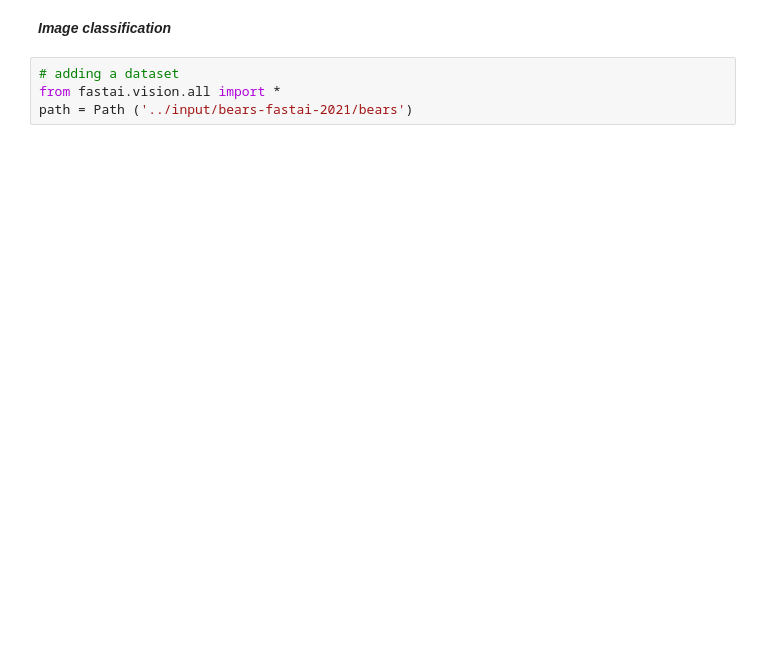
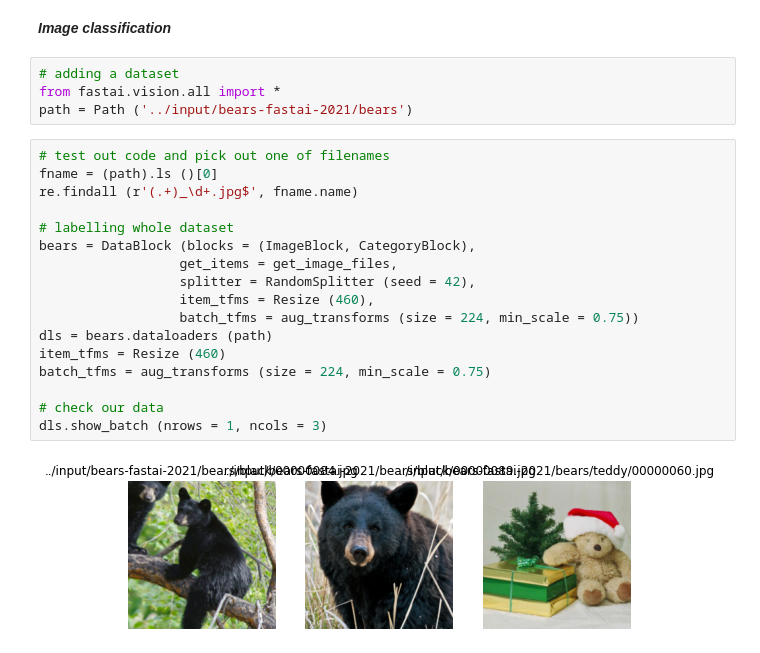
Before and after one commit to AleksandrMorozov123/My-self-educate, a Jupyter notebook: computer-vision-excercises.ipynb, the cells around one changed output. Cells and saved outputs as stored; diff of their text form; blank space fills up the shorter version.

```diff
--- a/computer-vision-excercises.ipynb
+++ b/computer-vision-excercises.ipynb
@@ -696,3 +696,22 @@ list (dl)
 # adding a dataset
 from fastai.vision.all import *
 path = Path ('../input/bears-fastai-2021/bears')
+# %%
+# test out code and pick out one of filenames
+fname = (path).ls ()[0]
+re.findall (r'(.+)_\d+.jpg$', fname.name)
+
+# labelling whole dataset
+bears = DataBlock (blocks = (ImageBlock, CategoryBlock),
+                  get_items = get_image_files,
+                  splitter = RandomSplitter (seed = 42),
+                  item_tfms = Resize (460),
+                  batch_tfms = aug_transforms (size = 224, min_scale = 0.75))
+dls = bears.dataloaders (path)
+item_tfms = Resize (460)
+batch_tfms = aug_transforms (size = 224, min_scale = 0.75)
+
+# check our data
+dls.show_batch (nrows = 1, ncols = 3)
+# %% [output]
+[figure, added]
```
Also changed, not shown: parts of 18 cells of this notebook.
